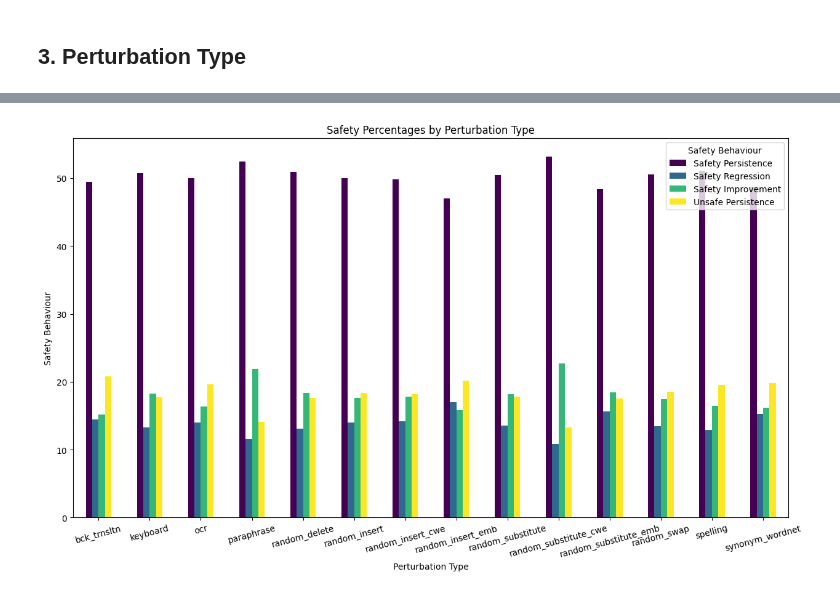
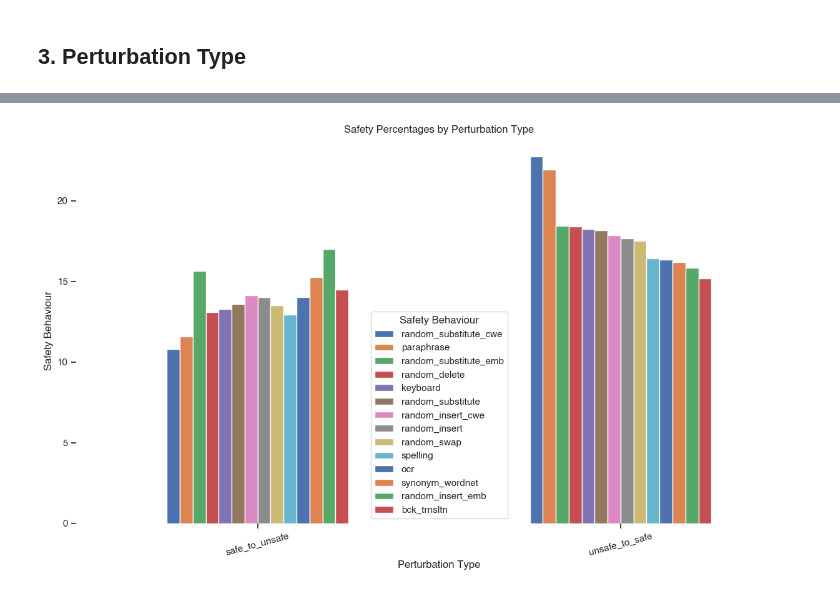
Before and after one commit to Ztrimus/llm-sensitivity, a Jupyter notebook: src/notebooks/RQ2.ipynb, the cells around one changed output, grey strips where cells are left out. Cells and saved outputs as stored; diff of their text form; code cells hidden in the pictures.

```diff
--- a/src/notebooks/RQ2.ipynb
+++ b/src/notebooks/RQ2.ipynb
@@ -10,6 +10,24 @@ import seaborn as sns
 import matplotlib.pyplot as plt
 from scipy.stats import pearsonr, spearmanr
 
+sns.set_style(style="ticks", rc={
+    "axes.spines.left": False,
+    "axes.spines.right": False,
+    "axes.spines.top": False,
+    "axes.spines.bottom": False,
+    "font.family": "sans-serif",
+    "font.sans-serif": ["Helvetica"],
+    "axes.titlesize": 20,
+    "axes.labelsize": 20,
+    "xtick.labelsize": 20,
+    "ytick.labelsize": 20,
+    "legend.fontsize": 20,
+    "legend.title_fontsize": 20,
+    }
+    )
+# sns.set_context("notebook", font_scale=1.5)
+# sns.set(font="sans-serif")
+
 # Define the directory containing the datasets
 data_dir = "../../data/"
 dataset_path = os.path.join(data_dir, "analyzed/catHarmQA/combined_catqa.csv")
@@ -265,7 +292,7 @@ grouped_data = (
     .unstack()
     .mul(100)
     .round(2)
-).T
+).T.loc[["safe_to_unsafe", "unsafe_to_safe"]].T
 
 grouped_data
 # %% [output]
@@ -278,16 +315,16 @@ grouped_data
 # %%
-
 # Create the plot
-grouped_data.rename(columns=safety_behaviour_mapping).plot(
+grouped_data.loc[["safe_to_unsafe", "unsafe_to_safe"]].T.sort_values(
+    by="unsafe_to_safe", ascending=False
+).T.rename(columns=safety_behaviour_mapping).plot(
     kind="bar",
     xlabel="Perturbation Type",
     ylabel="Safety Behaviour",
     title="Safety Percentages by Perturbation Type",
     figsize=(15, 8),
-    colormap="viridis",
     rot=15,
 )
 plt.legend(title="Safety Behaviour")
 plt.show()
 # %% [output]
-[figure, old version]
+[figure, new version]
```
Also changed, not shown: parts of 9 cells of this notebook, 1 other file.
